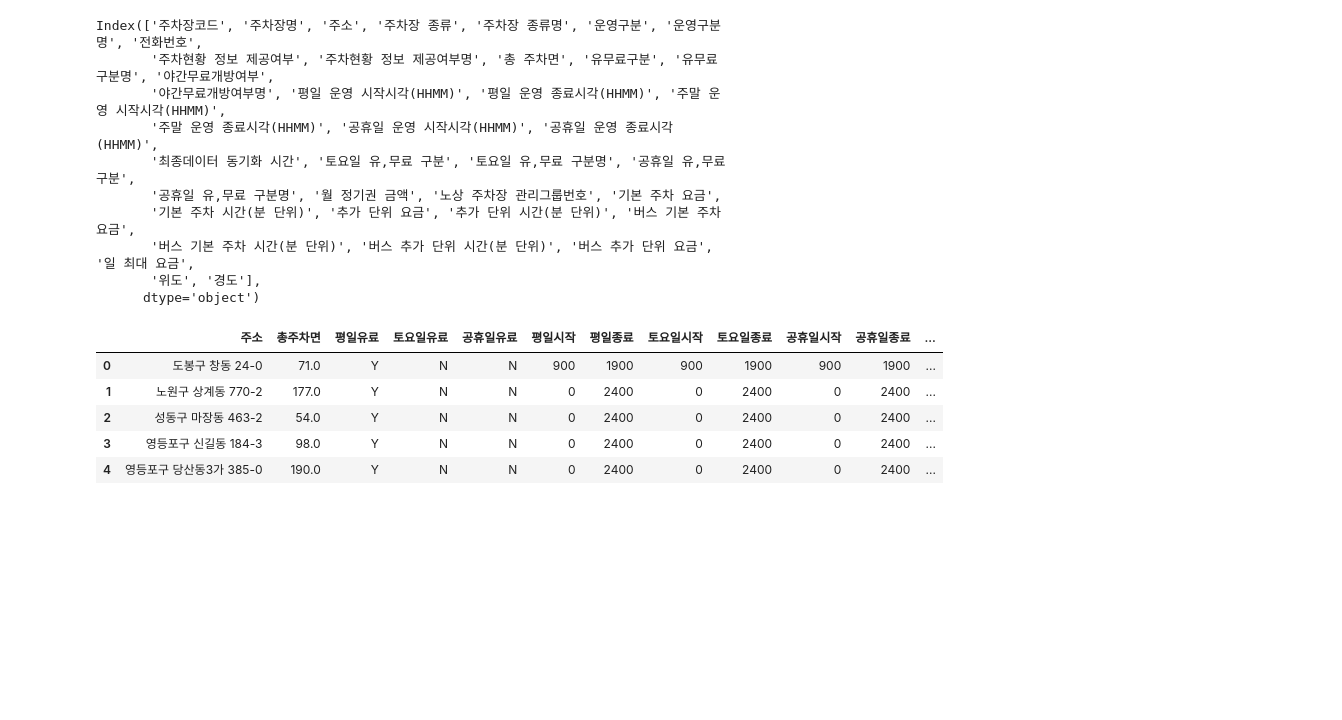
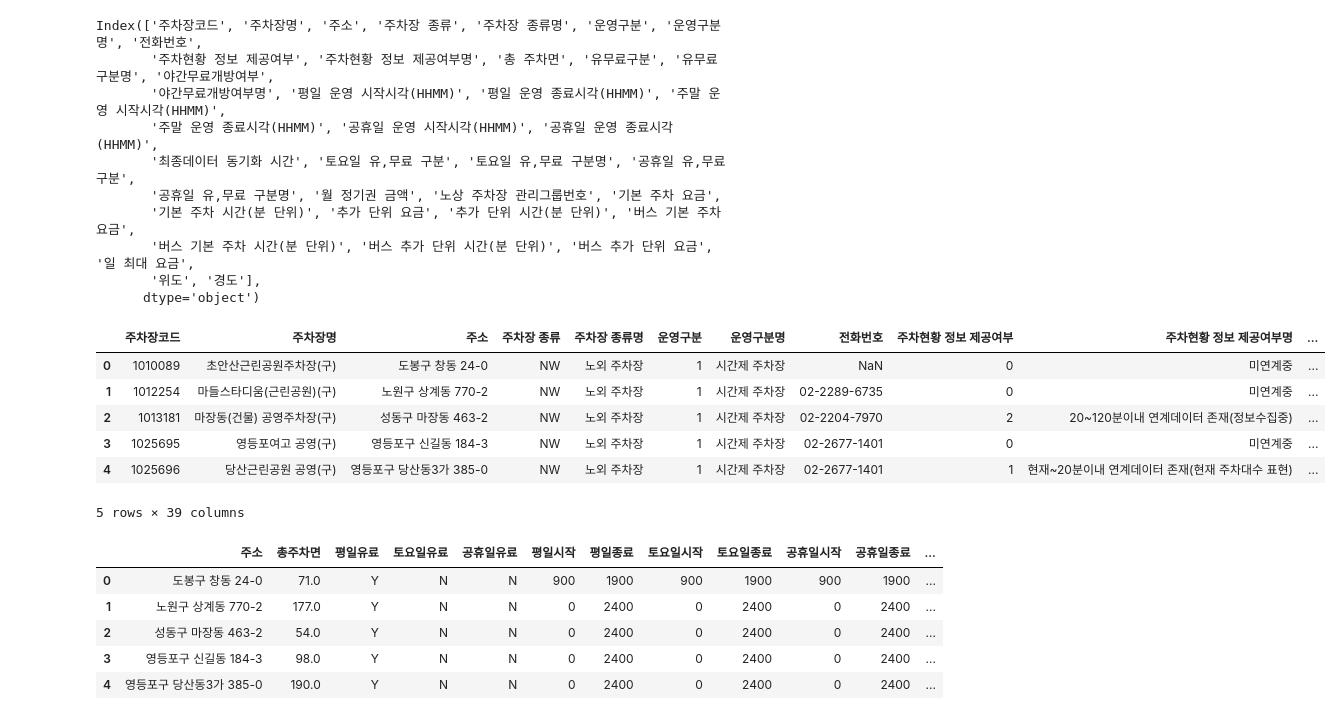
Before and after one commit to vxlmlxv/20251R0136COSE47101, a Jupyter notebook: cleaning.ipynb, the cells around one changed output. Saved outputs shown, nothing was run; the diff lists cells and outputs as text; code cells hidden in the pictures; blank space fills up the shorter version.

```diff
--- a/preprocessing.ipynb
+++ b/cleaning.ipynb
@@ -48,6 +51,16 @@ Index(['주차장코드', '주차장명', '주소', '주차장 종류', '주차
        '버스 기본 주차 시간(분 단위)', '버스 추가 단위 시간(분 단위)', '버스 추가 단위 요금', '일 최대 요금',
        '위도', '경도'],
       dtype='object')
+# %%
+df_park_info.head()
+# %% [output]
+|  | 주차장코드 | 주차장명 | 주소 | 주차장 종류 | 주차장 종류명 | 운영구분 | 운영구분명 | 전화번호 | 주차현황 정보 제공여부 | 주차현황 정보 제공여부명 | ... |
+| 0 | 1010089 | 초안산근린공원주차장(구) | 도봉구 창동 24-0 | NW | 노외 주차장 | 1 | 시간제 주차장 | NaN | 0 | 미연계중 | ... |
+| 1 | 1012254 | 마들스타디움(근린공원)(구) | 노원구 상계동 770-2 | NW | 노외 주차장 | 1 | 시간제 주차장 | 02-2289-6735 | 0 | 미연계중 | ... |
+| 2 | 1013181 | 마장동(건물) 공영주차장(구) | 성동구 마장동 463-2 | NW | 노외 주차장 | 1 | 시간제 주차장 | 02-2204-7970 | 2 | 20~120분이내 연계데이터 존재(정보수집중) | ... |
+| 3 | 1025695 | 영등포여고 공영(구) | 영등포구 신길동 184-3 | NW | 노외 주차장 | 1 | 시간제 주차장 | 02-2677-1401 | 0 | 미연계중 | ... |
+| 4 | 1025696 | 당산근린공원 공영(구) | 영등포구 당산동3가 385-0 | NW | 노외 주차장 | 1 | 시간제 주차장 | 02-2677-1401 | 1 | 현재~20분이내 연계데이터 존재(현재 주차대수 표현) | ... |
+5 rows × 39 columns
 # %%
 
 # Rename columns
```
Also changed, not shown: parts of 24 cells of this notebook, 6 other files.
